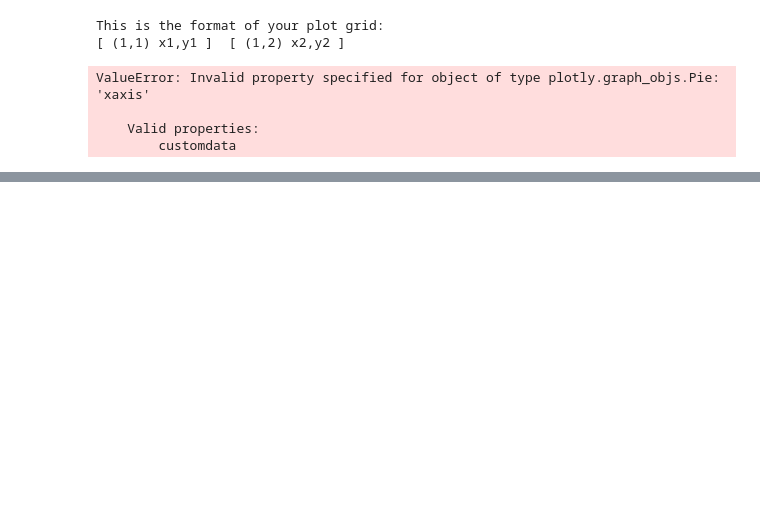
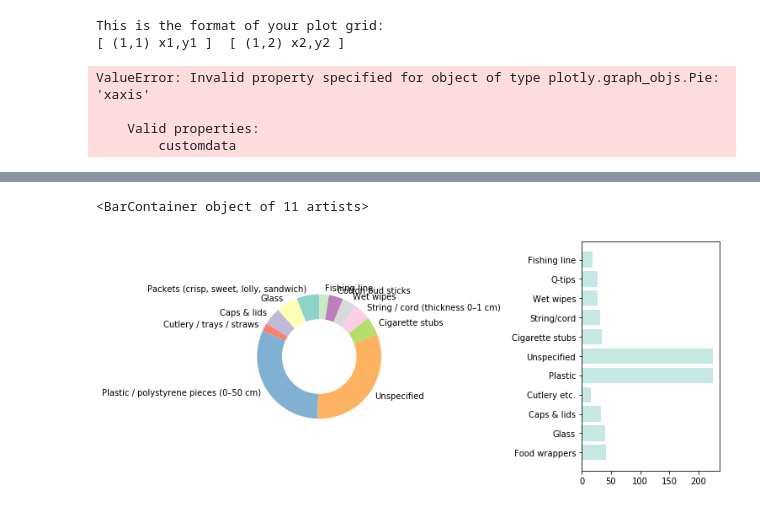
Before and after one commit to sjglass/makeover_monday_python_project, a Jupyter notebook: 2019W14_WasteOnUKBeaches/MakeoverMonday_2019W14.ipynb, the cells around one changed output, grey strips where cells are left out. Cells and saved outputs as stored; diff of their text form; code cells hidden in the pictures; blank space fills up the shorter version.

Commit message:
Makeover Monday first draft

```diff
--- a/2019W14_WasteOnUKBeaches/MakeoverMonday_2019W14.ipynb
+++ b/2019W14_WasteOnUKBeaches/MakeoverMonday_2019W14.ipynb
@@ -465,3 +465,33 @@ df_data.iplot(
    textposition='outside')
 # %% [output]
 [interactive output not drawn]
+# %%
+# Let's try side by side using matplotlib and subplots
+import matplotlib as mpl
+import matplotlib.pyplot as plt
+
+# Bar plots and line plots don't use colormaps.
+# To change default colors, you need to change the color cycler
+# See https://stackoverflow.com/questions/46768859/how-to-change-the-default-colors-for-multiple-plots-in-matplotlib
+plt.rcParams['axes.prop_cycle'] = plt.cycler(color=plt.cm.Set3.colors)
+
+plt.figure(figsize = [10, 5]) # larger figure size for subplots
+
+# pie chart
+# Needed to add extra blank column because labels overflowed
+plt.subplot(1, 3, 1) # 1 row, 3 cols, subplot 1
+plt.pie(df_data['Number per 100m of beach'],
+        labels = df_data['Item'],
+        startangle = 90,
+        wedgeprops = {'width' : 0.4});
+        # startangle = 90: start first slice vertically upward);
+plt.axis('square'); # scale x and y axis equally
+
+# bar plot
+plt.subplot(1, 3, 3) # 1 row, 3 cols, subplot 2
+plt.barh(df_data['shortname'], df_data['Number per 100m of beach'], align='center', alpha=0.5)
+
+#plt.show()
+# %% [output]
+<BarContainer object of 11 artists>
+[figure, added]
```
Also changed, not shown: parts of 3 cells of this notebook, 2 other files.
